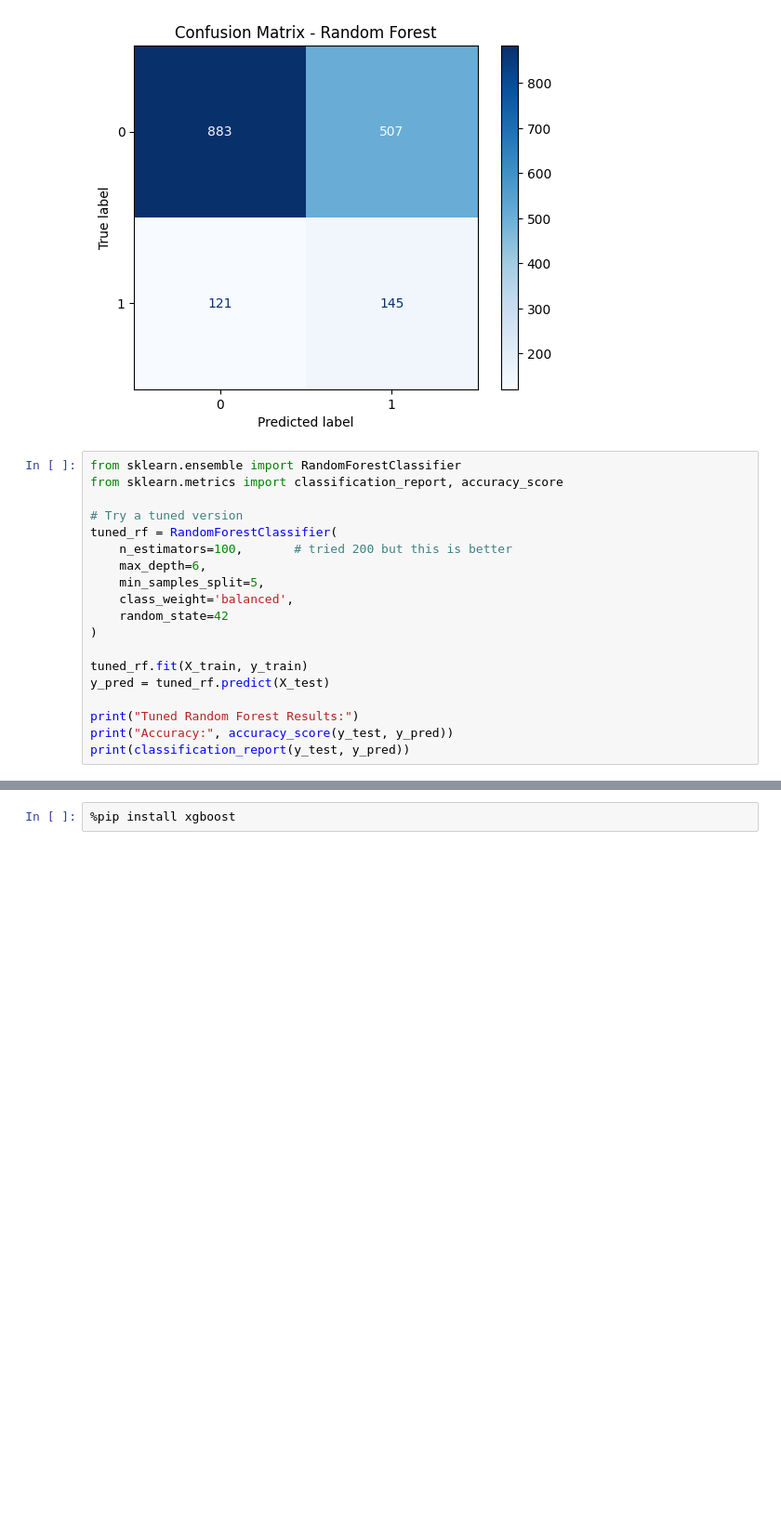
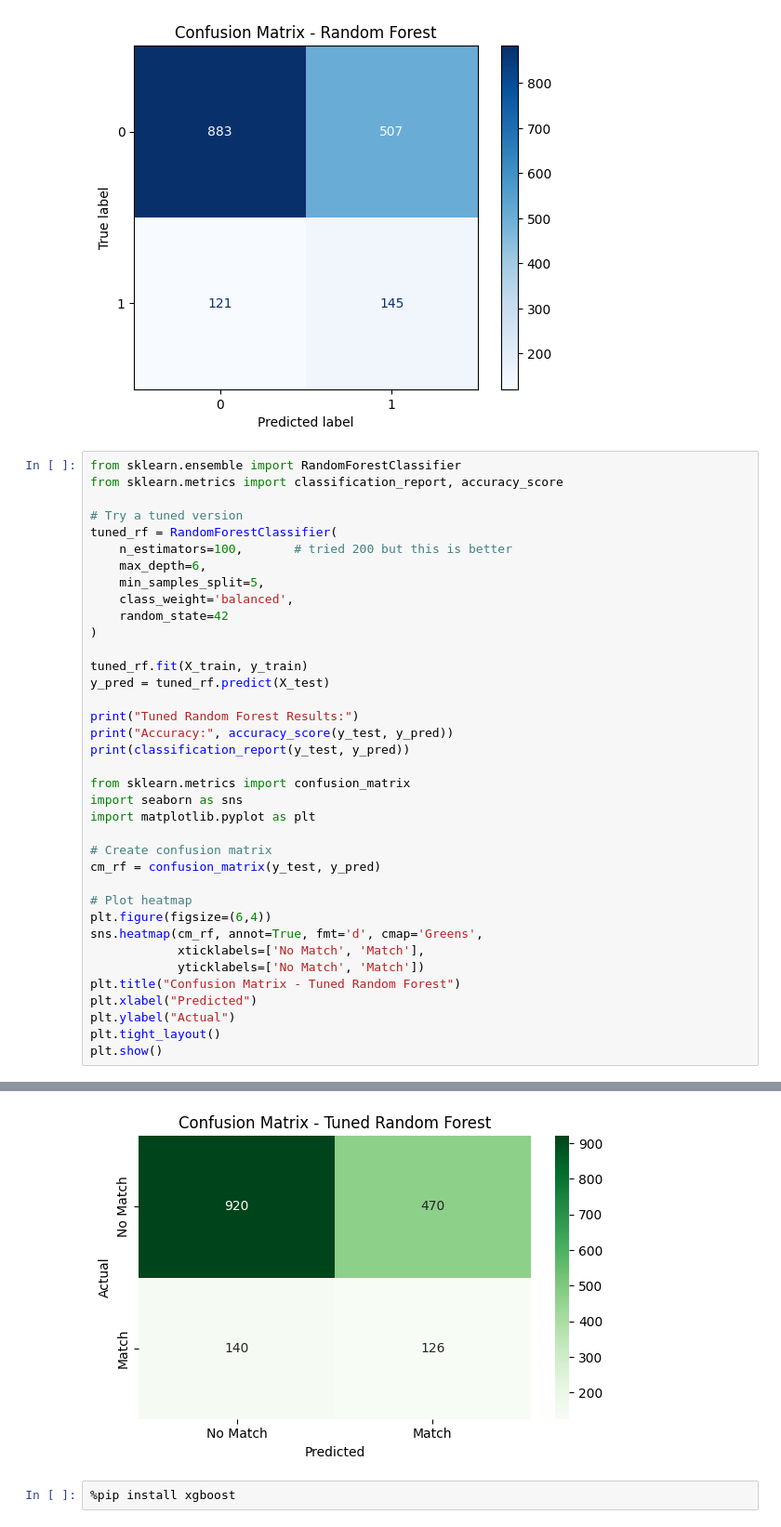
Before and after one commit to preawp/psych-of-selection, a Jupyter notebook: notebooks/modeling.ipynb, the cells around one changed output, grey strips where cells are left out. Shown: that part at 93% size. Cells and saved outputs as stored; diff of their text form; blank space fills up the shorter version.

```diff
--- a/notebooks/modeling.ipynb
+++ b/notebooks/modeling.ipynb
@@ -136,33 +136,52 @@ plt.show()
 # %%
 from sklearn.ensemble import RandomForestClassifier
 from sklearn.metrics import classification_report, accuracy_score
 
 # Try a tuned version
 tuned_rf = RandomForestClassifier(
     n_estimators=100,       # tried 200 but this is better
     max_depth=6,
     min_samples_split=5,
     class_weight='balanced',
     random_state=42
 )
 
 tuned_rf.fit(X_train, y_train)
 y_pred = tuned_rf.predict(X_test)
 
 print("Tuned Random Forest Results:")
 print("Accuracy:", accuracy_score(y_test, y_pred))
 print(classification_report(y_test, y_pred))
+
+from sklearn.metrics import confusion_matrix
+import seaborn as sns
+import matplotlib.pyplot as plt
+
+# Create confusion matrix
+cm_rf = confusion_matrix(y_test, y_pred)
+
+# Plot heatmap
+plt.figure(figsize=(6,4))
+sns.heatmap(cm_rf, annot=True, fmt='d', cmap='Greens',
+            xticklabels=['No Match', 'Match'],
+            yticklabels=['No Match', 'Match'])
+plt.title("Confusion Matrix - Tuned Random Forest")
+plt.xlabel("Predicted")
+plt.ylabel("Actual")
+plt.tight_layout()
+plt.show()
 # %% [output]
 Tuned Random Forest Results:
 Accuracy: 0.6316425120772947
               precision    recall  f1-score   support
 
            0       0.87      0.66      0.75      1390
            1       0.21      0.47      0.29       266
 
     accuracy                           0.63      1656
    macro avg       0.54      0.57      0.52      1656
 weighted avg       0.76      0.63      0.68      1656
+[figure, added]
 # %%
 %pip install xgboost
 # %% [output]
```
Also changed, not shown: parts of 1 cell of this notebook, 1 other file.
